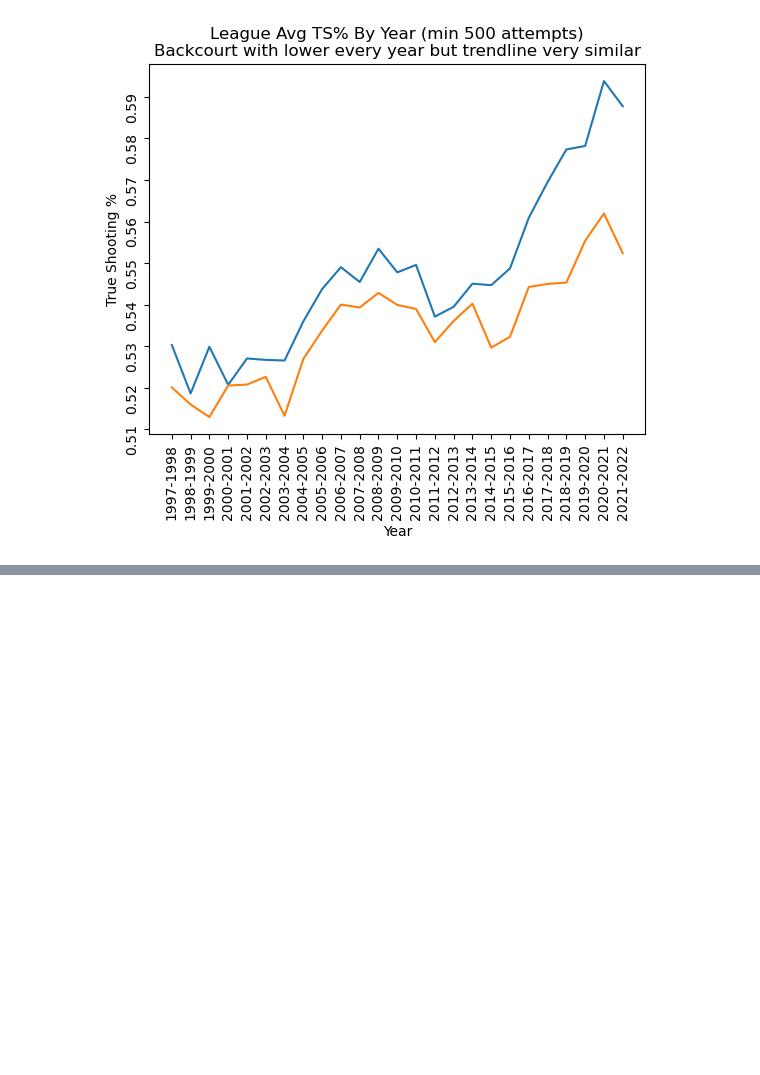
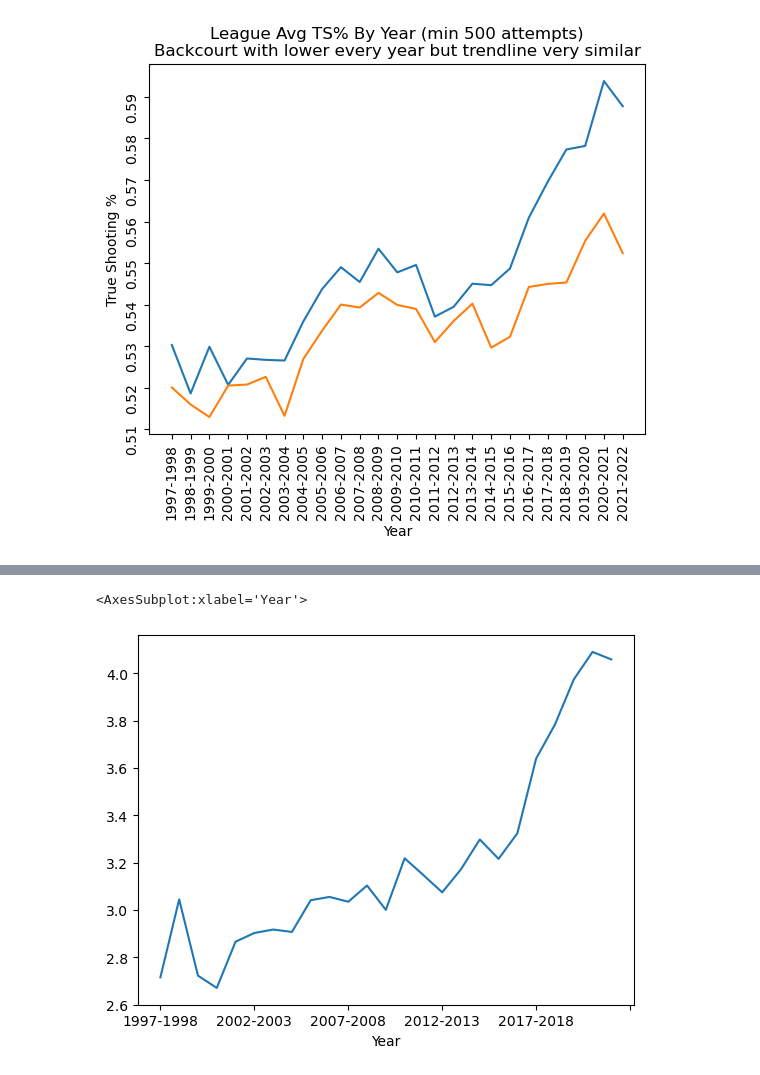
Before and after one commit to joshua-shorterivey/basic_basketball_analysis, a Jupyter notebook: explore.ipynb, the cells around one changed output, grey strips where cells are left out. Saved outputs shown, nothing was run; the diff lists cells and outputs as text; code cells hidden in the pictures; blank space fills up the shorter version.

```diff
--- a/explore.ipynb
+++ b/explore.ipynb
@@ -189,3 +192,5 @@ ax.set_xlabel('Year')
 ax.tick_params(rotation=90)
 # %% [output]
 [figure]
+# %%
+three_point_shooting = stats[stats['t3PA'] > 55]
@@ -191,0 +209,5 @@ ax.tick_params(rotation=90)
+# %%
+three_point_shooting.groupby(by='Year').mean()['3PA'].plot()
+# %% [output]
+<AxesSubplot:xlabel='Year'>
+[figure, added]
```
Also changed, not shown: parts of 4 cells of this notebook.
